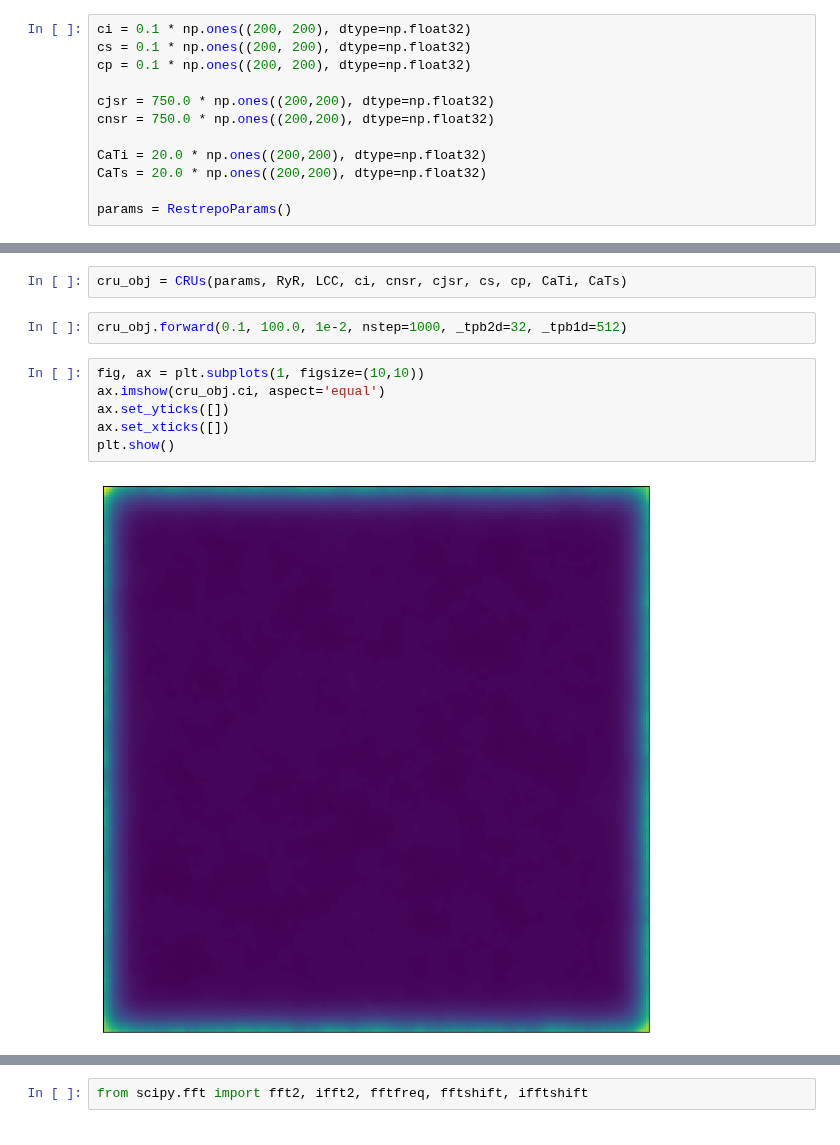
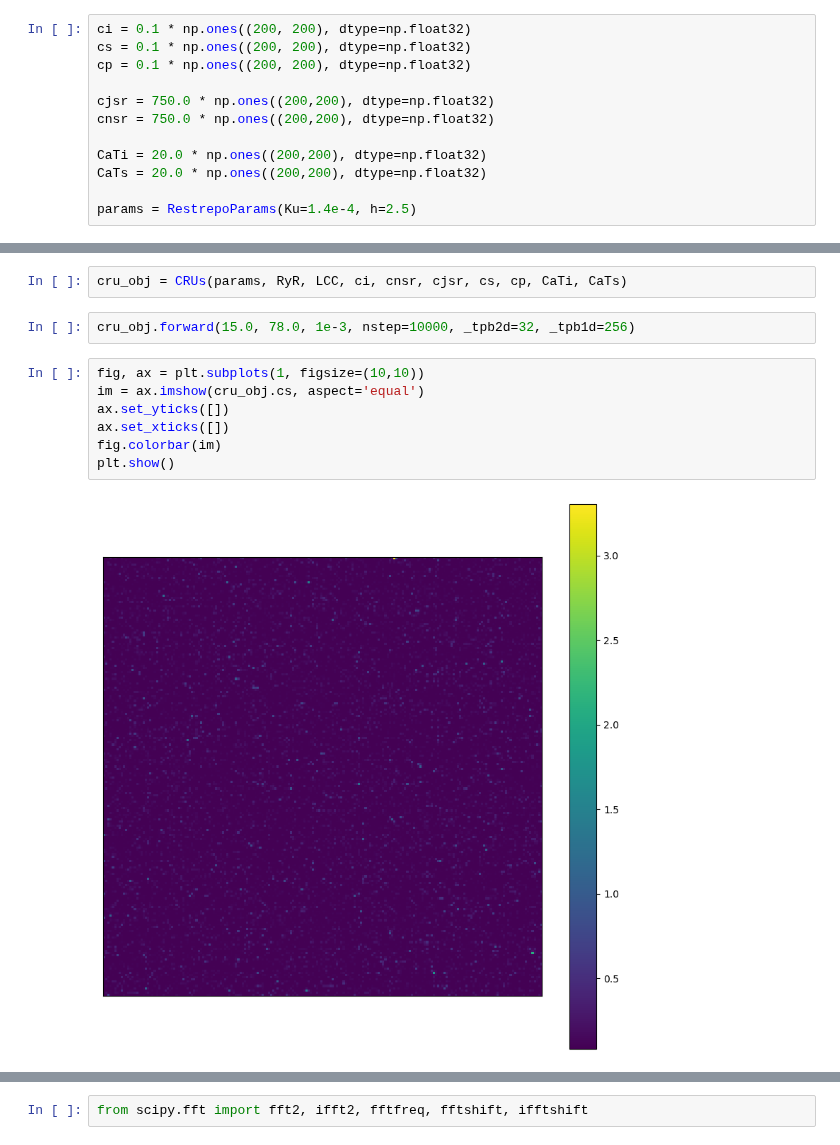
Before and after one commit to lukeoloughlin/GW-model, a Jupyter notebook: src/restrepo/test.ipynb, the cells around one changed output, grey strips where cells are left out. Saved outputs shown, nothing was run; the diff lists cells and outputs as text.

```diff
--- a/src/restrepo/test.ipynb
+++ b/src/restrepo/test.ipynb
@@ -19,7 +18,7 @@ cnsr = 750.0 * np.ones((200,200), dtype=np.float32)
 CaTi = 20.0 * np.ones((200,200), dtype=np.float32)
 CaTs = 20.0 * np.ones((200,200), dtype=np.float32)
 
-params = RestrepoParams()
+params = RestrepoParams(Ku=1.4e-4, h=2.5)
 # %%
 RyR = RyR_stationary(cp, params)
 # %%
@@ -27,12 +26,13 @@ LCC = LCC_stationary(cp, 0.1, params)
 # %%
 cru_obj = CRUs(params, RyR, LCC, ci, cnsr, cjsr, cs, cp, CaTi, CaTs)
 # %%
-cru_obj.forward(0.1, 100.0, 1e-2, nstep=1000, _tpb2d=32, _tpb1d=512)
+cru_obj.forward(15.0, 78.0, 1e-3, nstep=10000, _tpb2d=32, _tpb1d=256)
 # %%
 fig, ax = plt.subplots(1, figsize=(10,10))
-ax.imshow(cru_obj.ci, aspect='equal')
+im = ax.imshow(cru_obj.cs, aspect='equal')
 ax.set_yticks([])
 ax.set_xticks([])
+fig.colorbar(im)
 plt.show()
 # %% [output]
-[figure, old version]
+[figure, new version]
```
Also changed, not shown: parts of 10 cells of this notebook, 9 other files.
